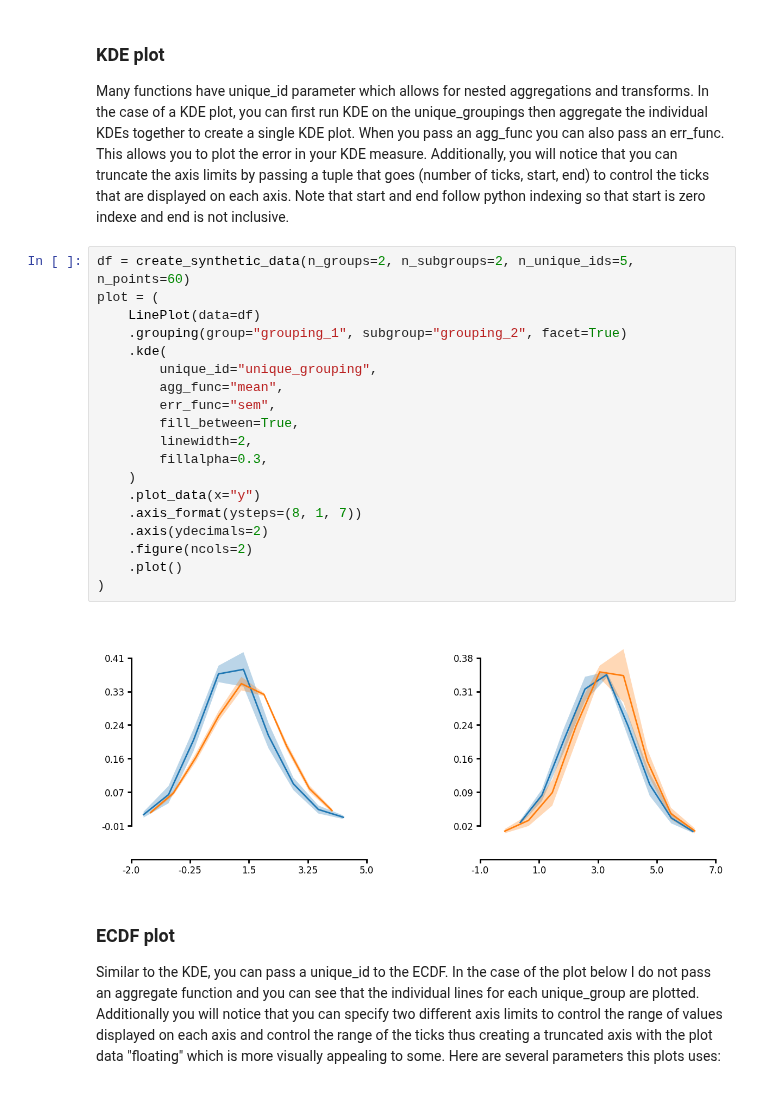
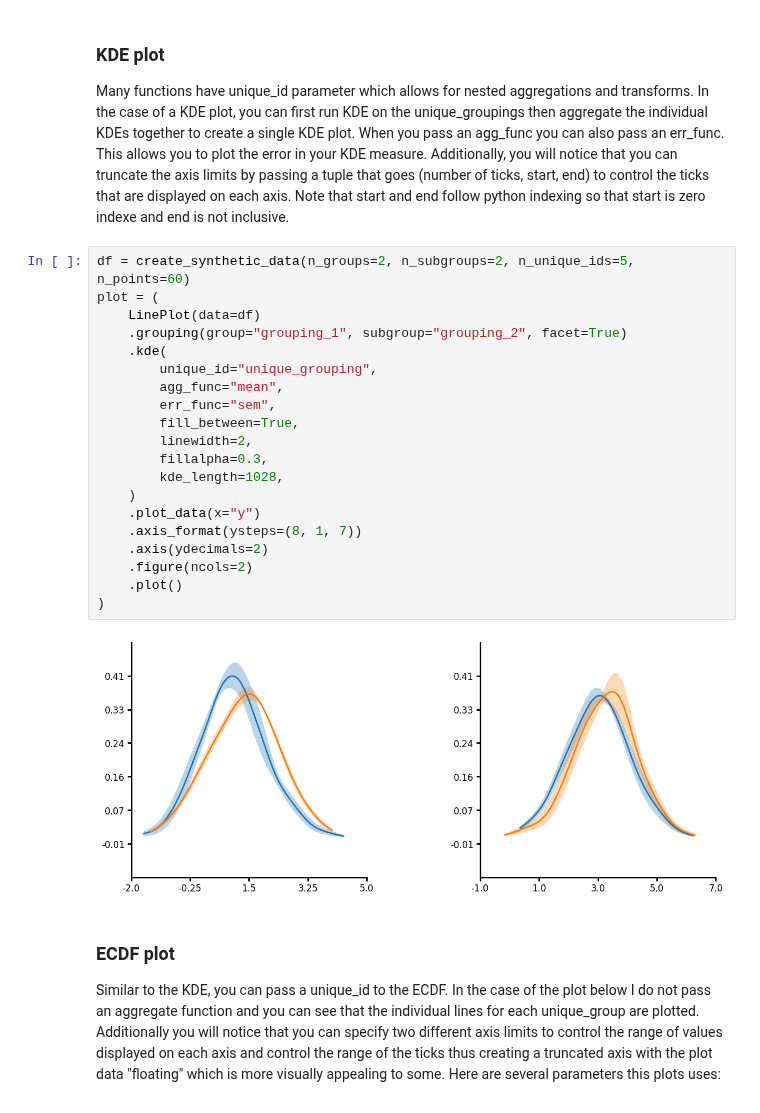
Before and after one commit to LarsHenrikNelson/lithos, a Jupyter notebook: README.ipynb, the cells around one changed output. Drawn from its saved outputs; the diff is of its cells as text.

```diff
--- a/README.ipynb
+++ b/README.ipynb
@@ -238,24 +268,25 @@ Additionally, you will notice that you can truncate the axis limits by passing a
 # %%
 df = create_synthetic_data(n_groups=2, n_subgroups=2, n_unique_ids=5, n_points=60)
 plot = (
     LinePlot(data=df)
     .grouping(group="grouping_1", subgroup="grouping_2", facet=True)
     .kde(
         unique_id="unique_grouping",
         agg_func="mean",
         err_func="sem",
         fill_between=True,
         linewidth=2,
         fillalpha=0.3,
+        kde_length=1028,
     )
     .plot_data(x="y")
     .axis_format(ysteps=(8, 1, 7))
     .axis(ydecimals=2)
     .figure(ncols=2)
     .plot()
 )
 # %% [output]
-[figure, old version]
+[figure, new version]
 # %% [markdown]
 ### ECDF plot
 Similar to the KDE, you can pass a unique_id to the ECDF. In the case of the plot below I do not pass an aggregate function and you can see that the individual lines for each unique_group are plotted.
```
Also changed, not shown: parts of 9 cells of this notebook, 15 other files.
